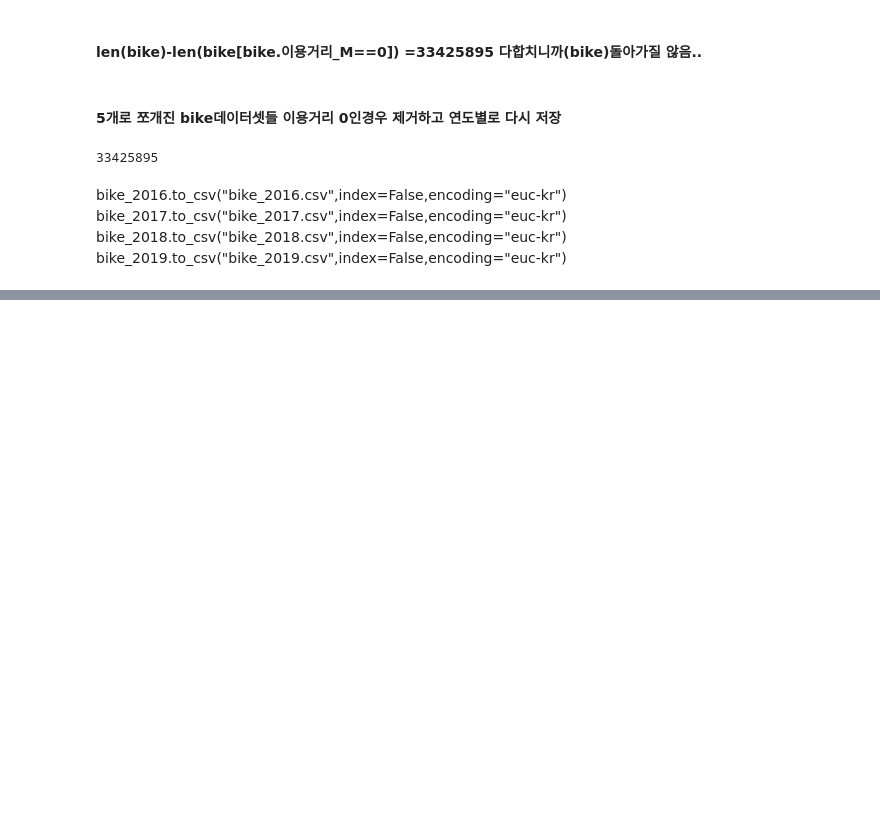
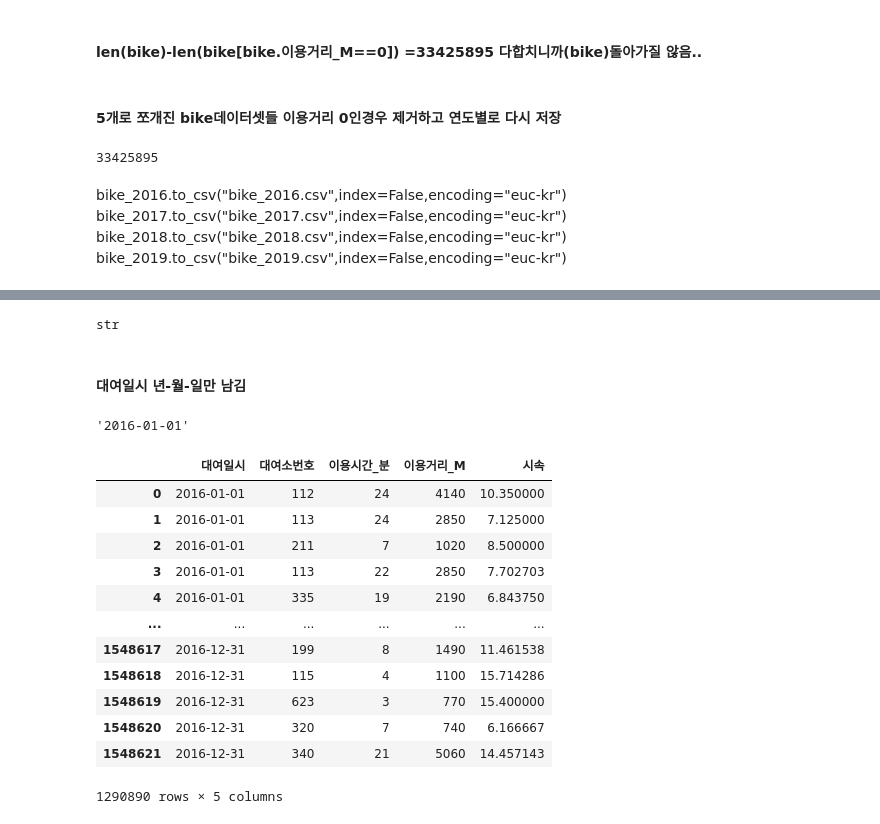
Before and after one commit to Seoheesu1/Regression, a Jupyter notebook: Preprocessing.ipynb, the cells around one changed output, grey strips where cells are left out. Drawn from its saved outputs; the diff is of its cells as text; code cells hidden in the pictures; blank space fills up the shorter version.

```diff
--- a/Preprocessing.ipynb
+++ b/Preprocessing.ipynb
@@ -1513,0 +1527,52 @@ bike_2019.to_csv("bike_2019.csv",index=False,encoding="euc-kr")
+# %%
+bike_2016=pd.read_csv("bike_2016.csv",encoding="euc-kr")
+bike_2017=pd.read_csv("bike_2017.csv",encoding="euc-kr")
+bike_2018=pd.read_csv("bike_2018.csv",encoding="euc-kr")
+bike_2019=pd.read_csv("bike_2019.csv",encoding="euc-kr")
+# %%
+def out_outlier(data):
+    dist=0
+    time=0
+    dist=np.quantile(data.이용거리_M,0.75)+(2*(np.quantile(data.이용거리_M,0.75)-np.quantile(data.이용거리_M,0.25)))
+    time=np.quantile(data.이용시간_분,0.75)+(2*(np.quantile(data.이용시간_분,0.75)-np.quantile(data.이용시간_분,0.25)))
+#     아웃라이어 제거
+    a=data[~((data.이용거리_M>dist)|(data.이용시간_분>time))]
+#     시속 5이상 35미만
+    a=a[(a.시속>=5)&(a.시속<35)]
+    return a
+# %%
+bike_2016=out_outlier(bike_2016)
+bike_2017=out_outlier(bike_2017)
+bike_2018=out_outlier(bike_2018)
+bike_2019=out_outlier(bike_2019)
+# %%
+type(bike_2016.대여일시[0])
+# %% [output]
+str
+# %% [markdown]
+#### 대여일시 년-월-일만 남김
+# %%
+bike_2016.대여일시=bike_2016.대여일시.apply(lambda a:a.split(" ")[0])
+bike_2017.대여일시=bike_2017.대여일시.apply(lambda a:a.split(" ")[0])
+bike_2018.대여일시=bike_2018.대여일시.apply(lambda a:a.split(" ")[0])
+bike_2019.대여일시=bike_2019.대여일시.apply(lambda a:a.split(" ")[0])
+# %%
+bike_2016.대여일시[0]
+# %% [output]
+'2016-01-01'
+# %%
+bike_2016
+# %% [output]
+|  | 대여일시 | 대여소번호 | 이용시간_분 | 이용거리_M | 시속 |
+| 0 | 2016-01-01 | 112 | 24 | 4140 | 10.350000 |
+| 1 | 2016-01-01 | 113 | 24 | 2850 | 7.125000 |
+| 2 | 2016-01-01 | 211 | 7 | 1020 | 8.500000 |
+| 3 | 2016-01-01 | 113 | 22 | 2850 | 7.702703 |
+| 4 | 2016-01-01 | 335 | 19 | 2190 | 6.843750 |
+| ... | ... | ... | ... | ... | ... |
+| 1548617 | 2016-12-31 | 199 | 8 | 1490 | 11.461538 |
+| 1548618 | 2016-12-31 | 115 | 4 | 1100 | 15.714286 |
+| 1548619 | 2016-12-31 | 623 | 3 | 770 | 15.400000 |
+| 1548620 | 2016-12-31 | 320 | 7 | 740 | 6.166667 |
+| 1548621 | 2016-12-31 | 340 | 21 | 5060 | 14.457143 |
+1290890 rows × 5 columns
```
Also changed, not shown: parts of 13 cells of this notebook.
